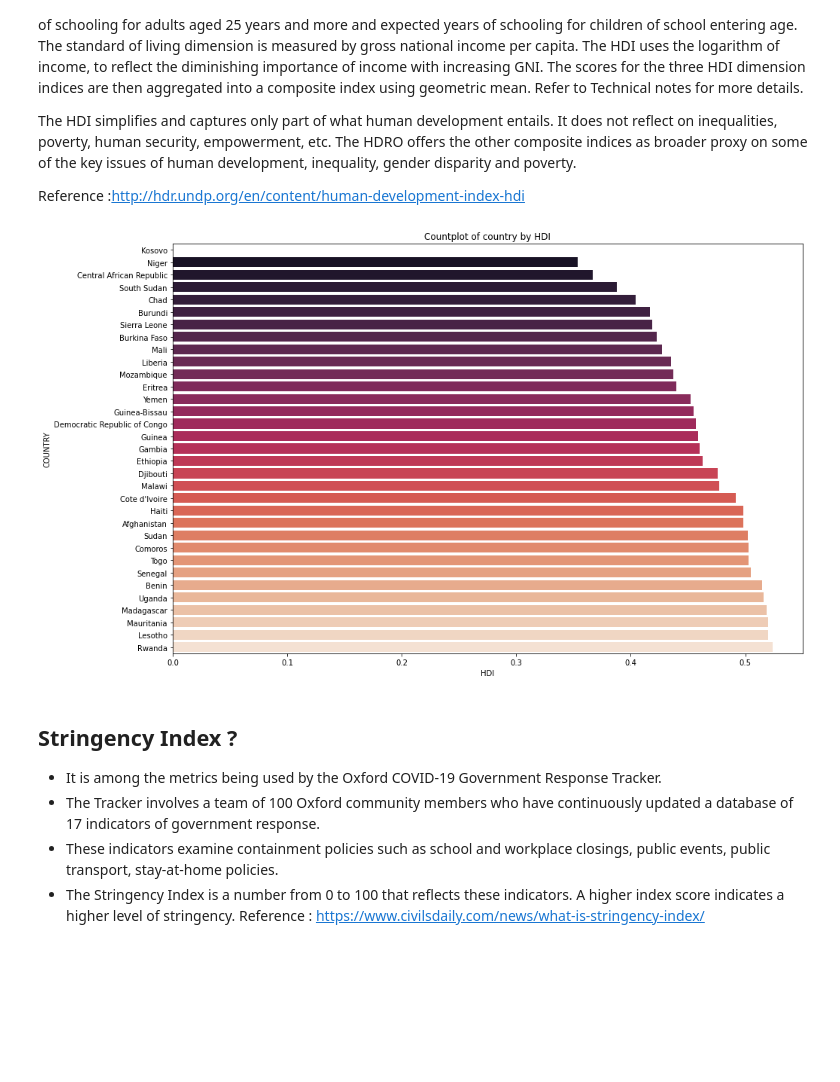
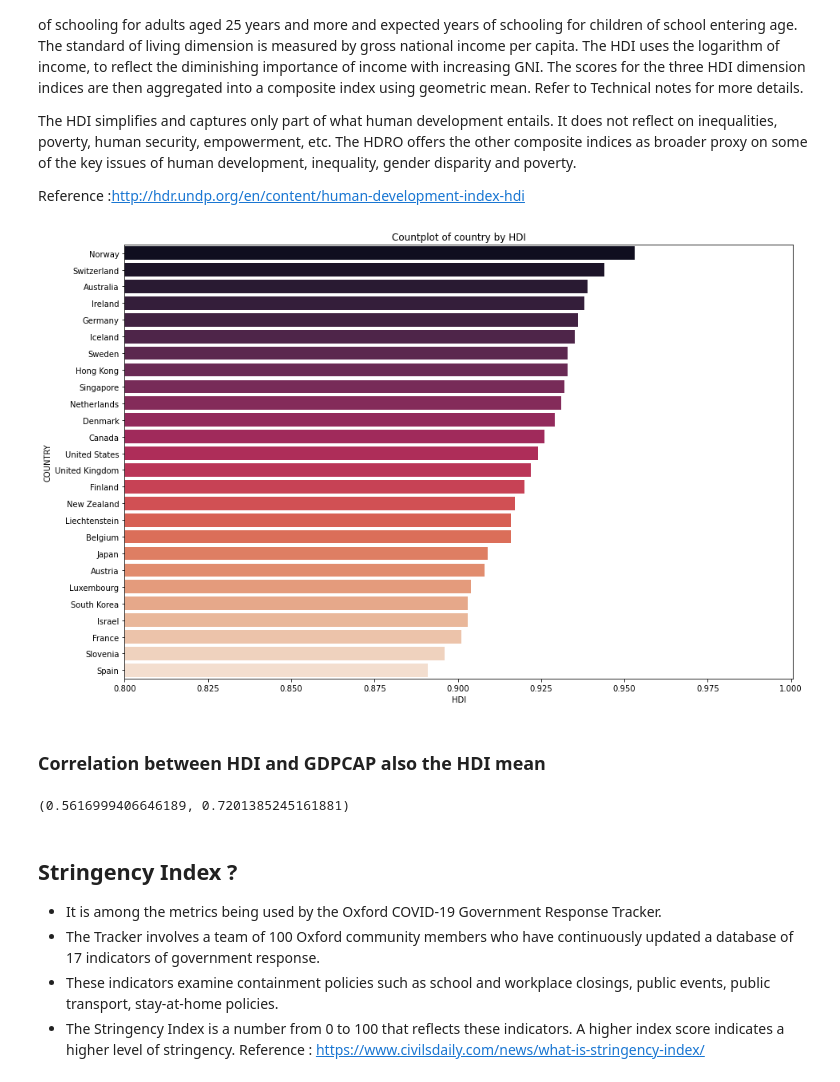
Before and after one commit to csrdsg/Impact-of-Covid-19-Pandemic-on-the-Global-Economy-Notebook, a Jupyter notebook: data_analsys.ipynb, the cells around one changed output. Drawn from its saved outputs; the diff is of its cells as text; code cells hidden in the pictures; blank space fills up the shorter version.

Commit message:
some new  visual

```diff
--- a/data_analsys.ipynb
+++ b/data_analsys.ipynb
@@ -47,16 +46,23 @@ The HDI simplifies and captures only part of what human development entails. It
 
 Reference :http://hdr.undp.org/en/content/human-development-index-hdi
 # %%
-et = data.sort_values(by='HDI', ascending=True)[:7000]
+et = data.sort_values(by='HDI', ascending=False)[:7000]
 figure = plt.figure(figsize=(15,10))
 sns.barplot(y=et.COUNTRY, x=et.HDI, palette="rocket")
 plt.xticks()
 plt.xlabel('HDI')
+plt.xlim(xmin=0.8)
 plt.ylabel('COUNTRY')
 plt.title('Countplot of country by HDI')
 plt.show()
 # %% [output]
-[figure, old version]
+[figure, new version]
+# %% [markdown]
+### Correlation between HDI and GDPCAP also the HDI mean
+# %%
+data["HDI"].corr(data["GDPCAP"]), data["HDI"].mean()
+# %% [output]
+(0.5616999406646189, 0.7201385245161881)
 # %% [markdown]
 ## Stringency Index ?
 - It is among the metrics being used by the Oxford COVID-19 Government Response Tracker.
```
Also changed, not shown: parts of 23 cells of this notebook, 1 other file.
